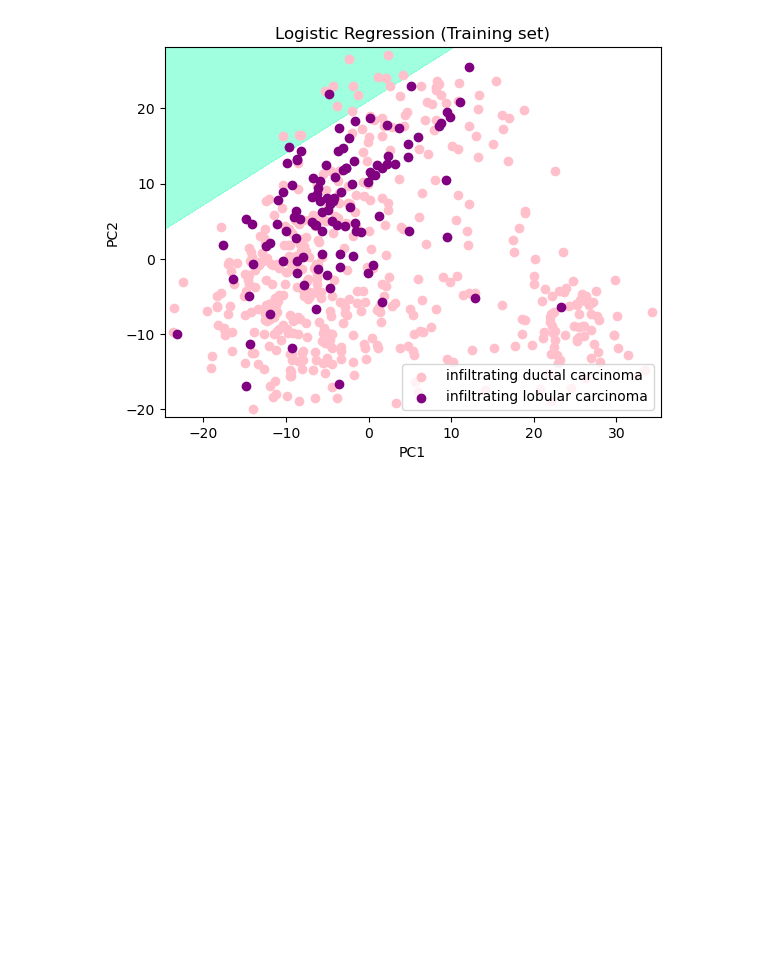
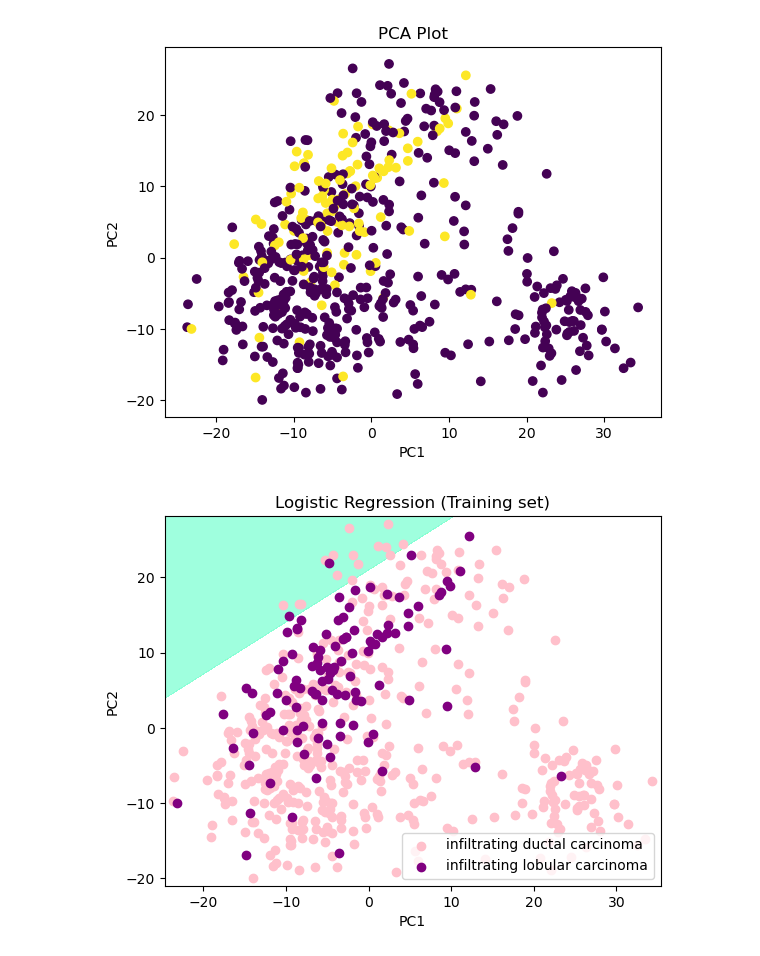
Before and after one commit to chanananins/BRCA-PCA, a Jupyter notebook: BRCA-PCA.ipynb, the cells around one changed output. Drawn from its saved outputs; the diff is of its cells as text; code cells hidden in the pictures; blank space fills up the shorter version.

```diff
--- a/BRCA-PCA.ipynb
+++ b/BRCA-PCA.ipynb
@@ -112,18 +143,26 @@ Name: histological.type, Length: 705, dtype: int64
 # %%
 from sklearn.linear_model import LogisticRegression
 
 classifier = LogisticRegression(random_state = 0)
 classifier.fit(X_train, y_train)
 
 # Predicting the test set result using
 # predict function under LogisticRegression
 y_pred = classifier.predict(X_test)
 
 # making confusion matrix between
 #  test set of Y and predicted value.
 from sklearn.metrics import confusion_matrix
 
 cm = confusion_matrix(y_test, y_pred)
+
+plt.scatter(X_train[:,0], X_train[:,1], c=y_train, cmap='viridis')
+plt.xlabel('PC1')
+plt.ylabel('PC2')
+plt.title('PCA Plot')
+plt.show()
+# %% [output]
+[figure, added]
 # %%
 # Predicting the training set result through scatter plot
 from matplotlib.colors import ListedColormap
```
Also changed, not shown: parts of 11 cells of this notebook.
